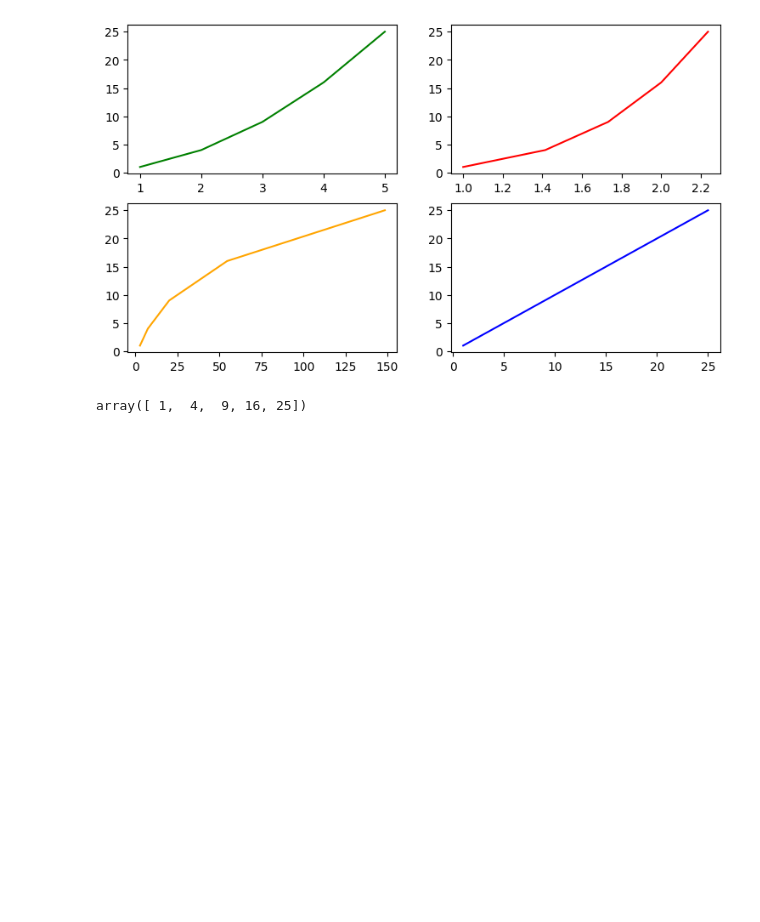
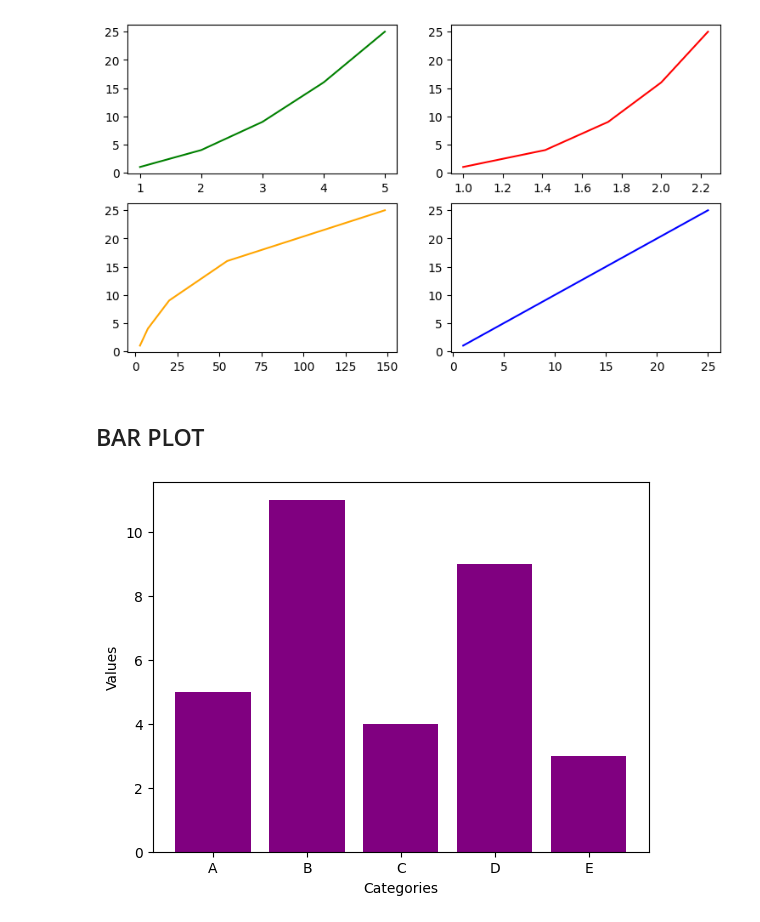
Before and after one commit to amankr2301/Data_analysis_with_python-, a Jupyter notebook: numpy-pandas-matplotlib.ipynb, the cells around one changed output. Drawn from its saved outputs; the diff is of its cells as text; code cells hidden in the pictures; blank space fills up the shorter version.

```diff
--- a/numpy-pandas-matplotlib.ipynb
+++ b/numpy-pandas-matplotlib.ipynb
@@ -368,7 +370,15 @@ plt.plot(np.exp(x) , y , color = "orange")
 # %% [output]
 [<matplotlib.lines.Line2D at 0x...>]
 [figure]
-# %%
-np.square(x)
-# %% [output]
-array([ 1,  4,  9, 16, 25])
+# %% [markdown]
+## BAR PLOT
+# %%
+categories = ['A' , 'B' , 'C' , 'D' , 'E']
+value = [5,11,4,9,3]
+
+plt.bar(categories , value , color = 'purple')
+plt.xlabel('Categories')
+plt.ylabel('Values')
+plt.show()
+# %% [output]
+[figure, added]
```
Also changed, not shown: parts of 7 cells of this notebook.
